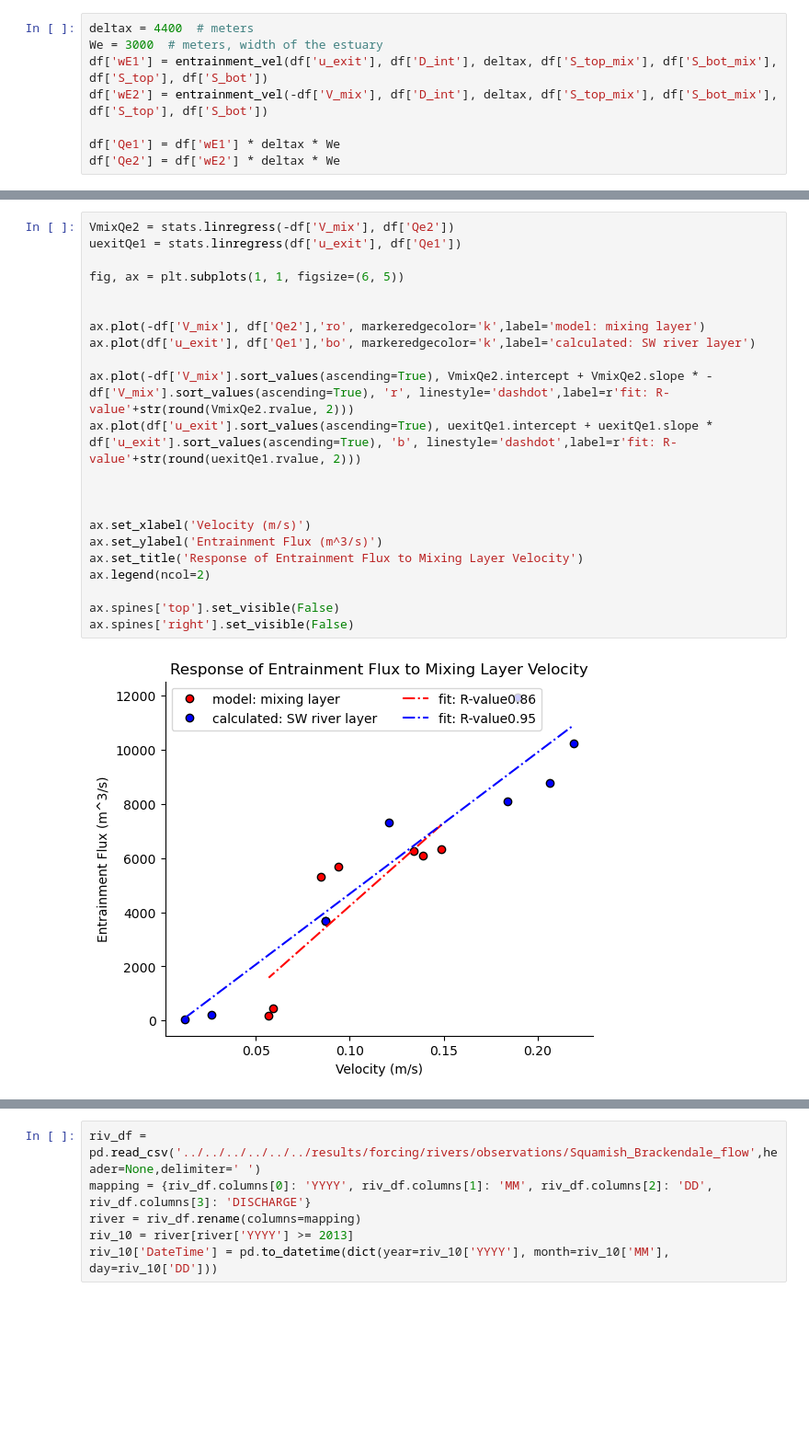
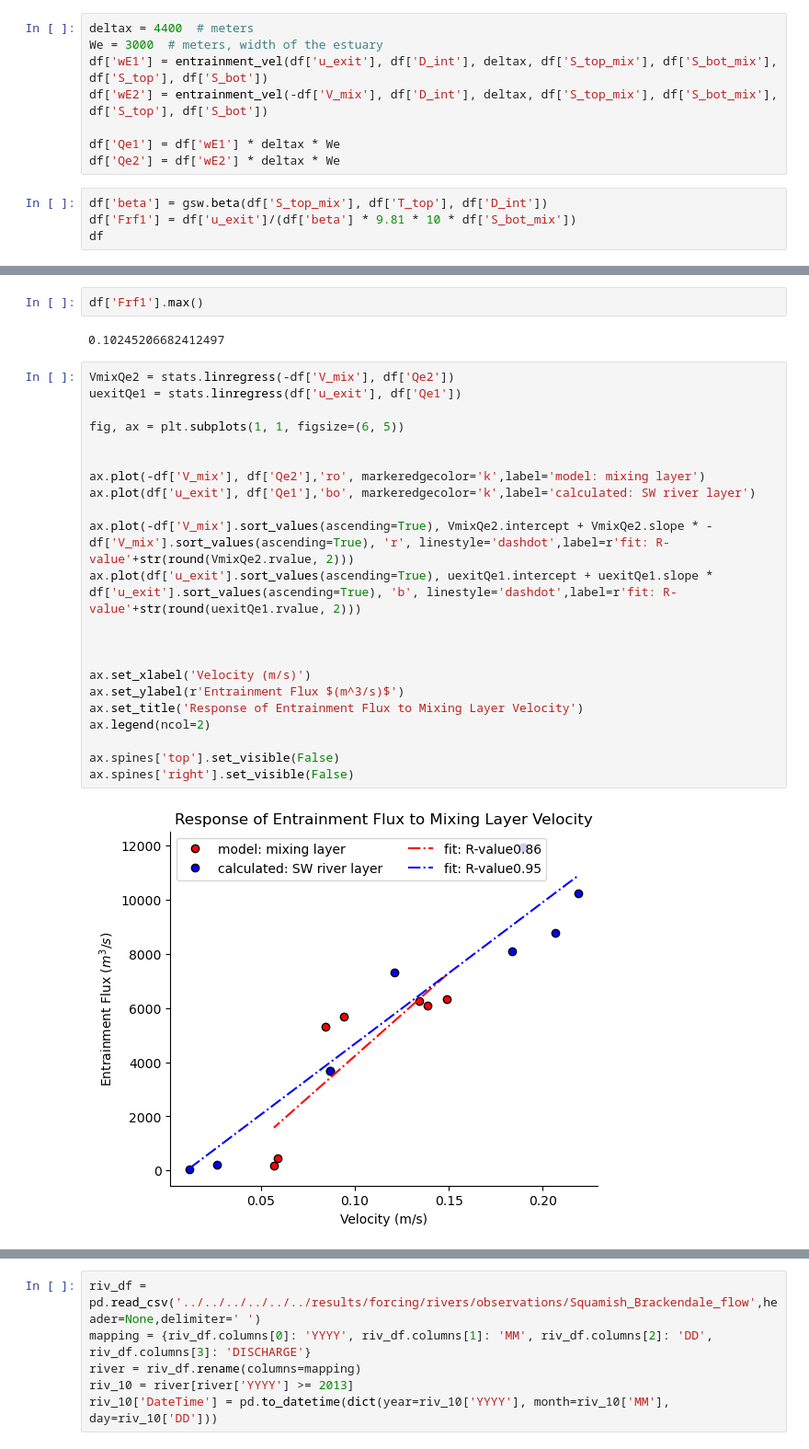
Before and after one commit to SalishSeaCast/analysis-cassidy, a Jupyter notebook: notebooks/civil541/sw_results_analysis.ipynb, the cells around one changed output, grey strips where cells are left out. Shown at 92% size. Drawn from its saved outputs; the diff is of its cells as text; blank space fills up the shorter version.

```diff
--- a/notebooks/civil541/sw_results_analysis.ipynb
+++ b/notebooks/civil541/sw_results_analysis.ipynb
@@ -127,3 +143,7 @@ df['wE2'] = entrainment_vel(-df['V_mix'], df['D_int'], deltax, df['S_top_mix'],
 
 df['Qe1'] = df['wE1'] * deltax * We
 df['Qe2'] = df['wE2'] * deltax * We
+# %%
+df['beta'] = gsw.beta(df['S_top_mix'], df['T_top'], df['D_int'])
+df['Frf1'] = df['u_exit']/(df['beta'] * 9.81 * 10 * df['S_bot_mix'])
+df
@@ -130,24 +161,28 @@ df['Qe2'] = df['wE2'] * deltax * We
+# %%
+df['Frf1'].max()
+# %% [output]
+0.10245206682412497
 # %%
 VmixQe2 = stats.linregress(-df['V_mix'], df['Qe2'])
 uexitQe1 = stats.linregress(df['u_exit'], df['Qe1'])
 
 fig, ax = plt.subplots(1, 1, figsize=(6, 5))
 
 
 ax.plot(-df['V_mix'], df['Qe2'],'ro', markeredgecolor='k',label='model: mixing layer')
 ax.plot(df['u_exit'], df['Qe1'],'bo', markeredgecolor='k',label='calculated: SW river layer')
 
 ax.plot(-df['V_mix'].sort_values(ascending=True), VmixQe2.intercept + VmixQe2.slope * -df['V_mix'].sort_values(ascending=True), 'r', linestyle='dashdot',label=r'fit: R-value'+str(round(VmixQe2.rvalue, 2)))
 ax.plot(df['u_exit'].sort_values(ascending=True), uexitQe1.intercept + uexitQe1.slope * df['u_exit'].sort_values(ascending=True), 'b', linestyle='dashdot',label=r'fit: R-value'+str(round(uexitQe1.rvalue, 2)))
 
 
 
 ax.set_xlabel('Velocity (m/s)')
-ax.set_ylabel('Entrainment Flux (m^3/s)')
+ax.set_ylabel(r'Entrainment Flux $(m^3/s)$')
 ax.set_title('Response of Entrainment Flux to Mixing Layer Velocity')
 ax.legend(ncol=2)
 
 ax.spines['top'].set_visible(False)
 ax.spines['right'].set_visible(False)
 # %% [output]
-[figure, old version]
+[figure, new version]
```
Also changed, not shown: parts of 15 cells of this notebook, 1 other file.
